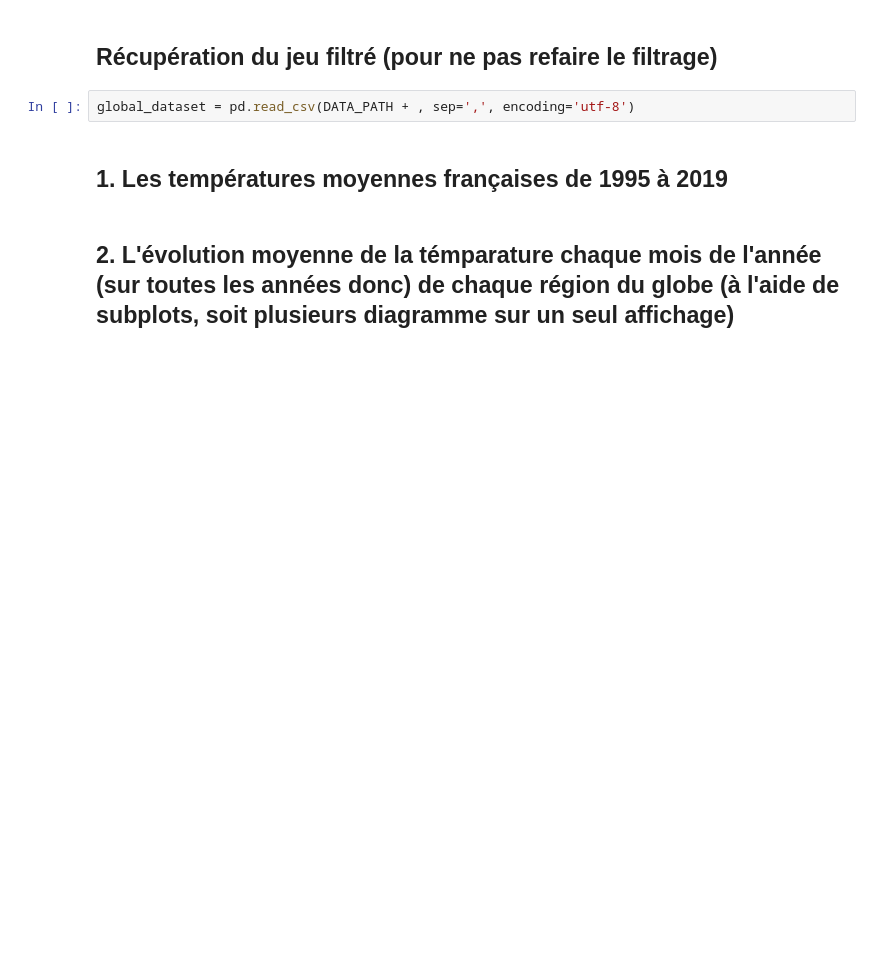
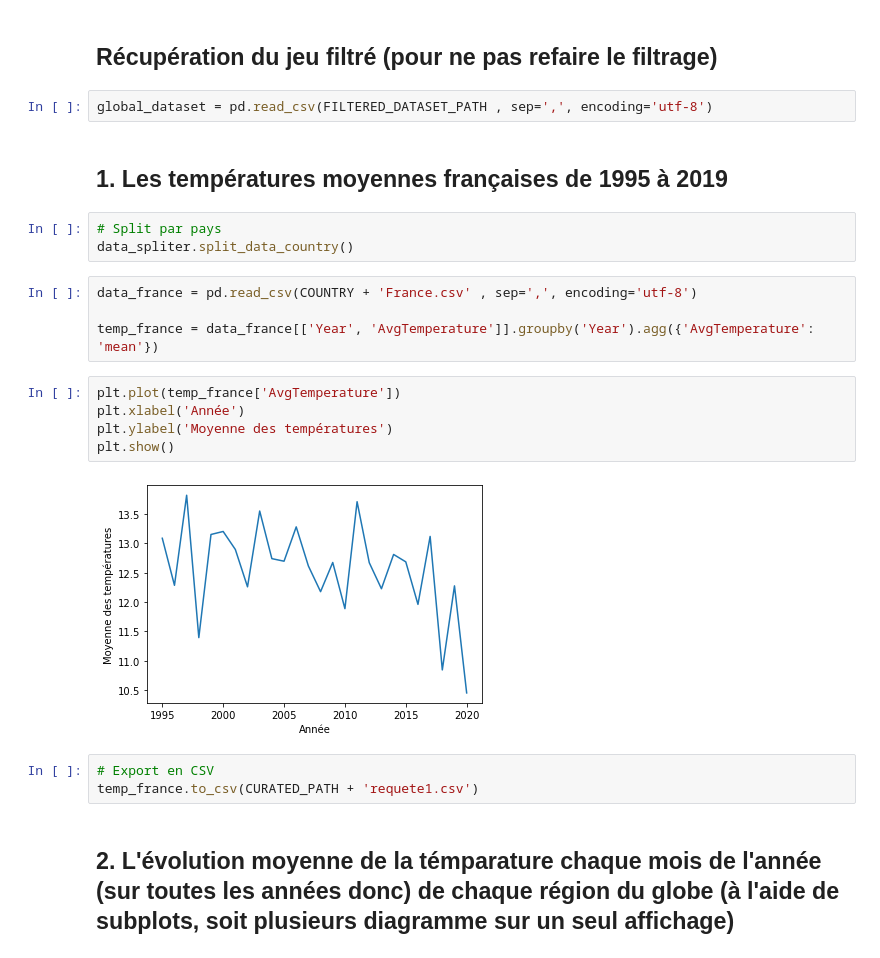
Before and after one commit to Twizzle1997/climatologie, a Jupyter notebook: notebook.ipynb, the cells around one changed output. Saved outputs shown, nothing was run; the diff lists cells and outputs as text; blank space fills up the shorter version.

```diff
--- a/notebook.ipynb
+++ b/notebook.ipynb
@@ -90,9 +94,26 @@ global_dataset.to_csv(DATA_PATH + 'filtered_temperatures.csv')
 # %% [markdown]
 ## Récupération du jeu filtré (pour ne pas refaire le filtrage)
 # %%
-global_dataset = pd.read_csv(DATA_PATH + , sep=',', encoding='utf-8')
+global_dataset = pd.read_csv(FILTERED_DATASET_PATH , sep=',', encoding='utf-8')
 # %% [markdown]
 ## 1. Les températures moyennes françaises de 1995 à 2019
+# %%
+# Split par pays
+data_spliter.split_data_country()
+# %%
+data_france = pd.read_csv(COUNTRY + 'France.csv' , sep=',', encoding='utf-8')
+
+temp_france = data_france[['Year', 'AvgTemperature']].groupby('Year').agg({'AvgTemperature': 'mean'})
+# %%
+plt.plot(temp_france['AvgTemperature'])
+plt.xlabel('Année')
+plt.ylabel('Moyenne des températures')
+plt.show()
+# %% [output]
+[figure, added]
+# %%
+# Export en CSV
+temp_france.to_csv(CURATED_PATH + 'requete1.csv')
 # %% [markdown]
 ## 2. L'évolution moyenne de la témparature chaque mois de l'année (sur toutes les années donc) de chaque région du globe (à l'aide de subplots, soit plusieurs diagramme sur un seul affichage)
 # %% [markdown]
```
Also changed, not shown: parts of 2 cells of this notebook, 1 other file.
